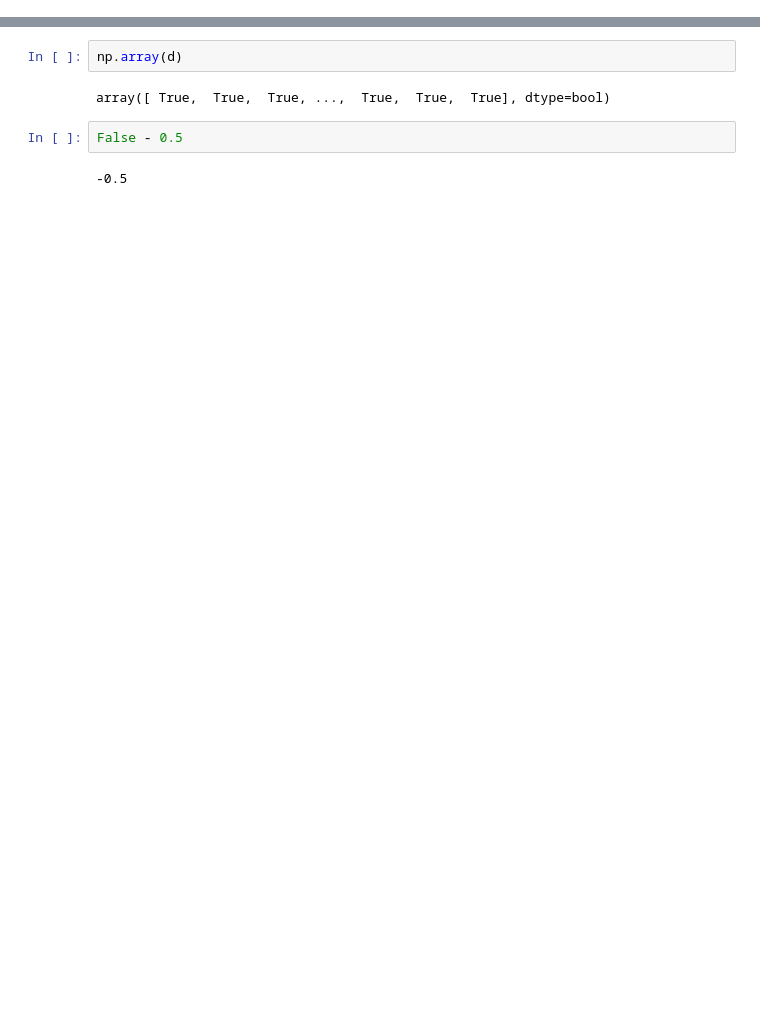
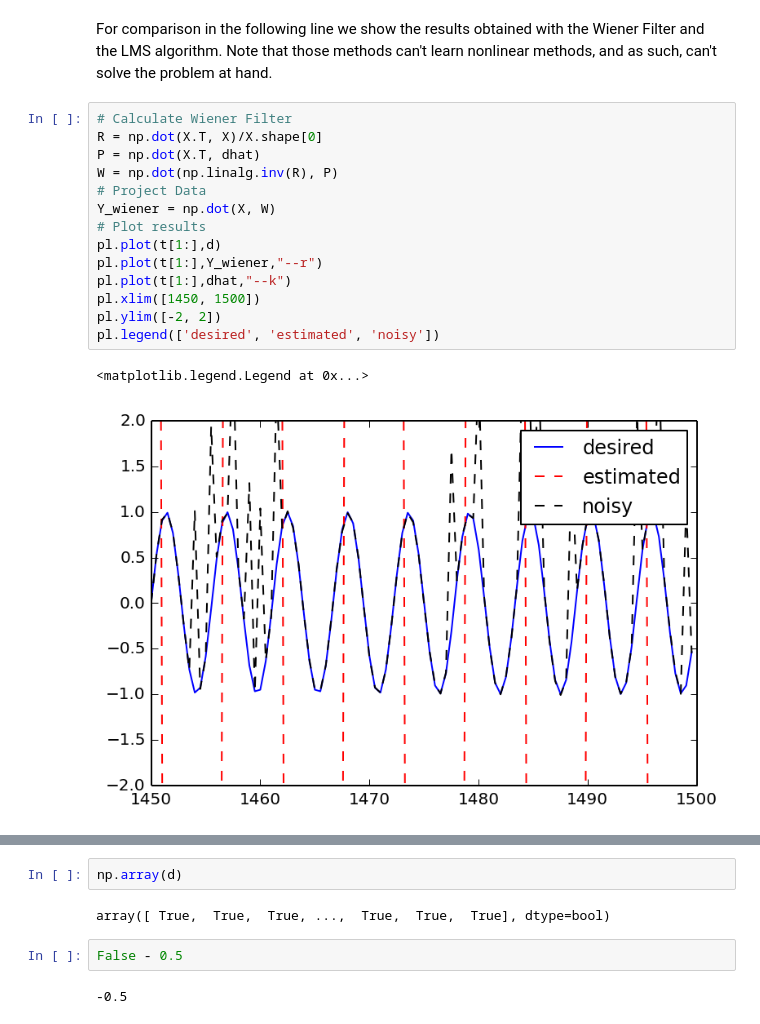
Before and after one commit to EderSantana/adaptive_kernel_methods, a Jupyter notebook: KLMS example.ipynb, the cells around one changed output, grey strips where cells are left out. Drawn from its saved outputs; the diff is of its cells as text; blank space fills up the shorter version.

```diff
--- a/KLMS example.ipynb
+++ b/KLMS example.ipynb
@@ -60,0 +71,19 @@ xlim([1450, 1500])
+# %% [markdown]
+For comparison in the following line we show the results obtained with the Wiener Filter and the LMS algorithm. Note that those methods can't learn nonlinear methods, and as such, can't solve the problem at hand.
+# %%
+# Calculate Wiener Filter
+R = np.dot(X.T, X)/X.shape[0]
+P = np.dot(X.T, dhat)
+W = np.dot(np.linalg.inv(R), P)
+# Project Data
+Y_wiener = np.dot(X, W)
+# Plot results
+pl.plot(t[1:],d)
+pl.plot(t[1:],Y_wiener,"--r")
+pl.plot(t[1:],dhat,"--k")
+pl.xlim([1450, 1500])
+pl.ylim([-2, 2])
+pl.legend(['desired', 'estimated', 'noisy'])
+# %% [output]
+<matplotlib.legend.Legend at 0x...>
+[figure, added]
```
Also changed, not shown: parts of 12 cells of this notebook, 4 other files.
